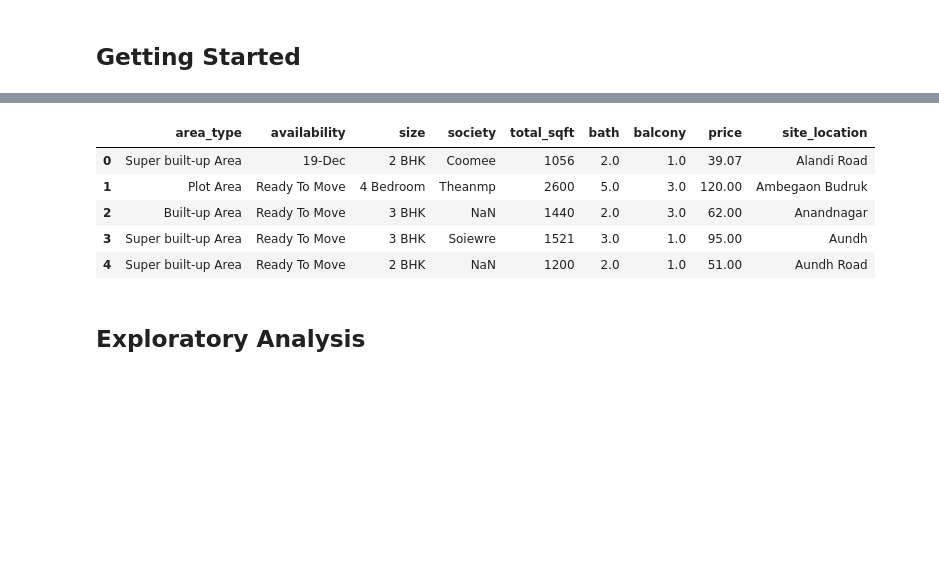
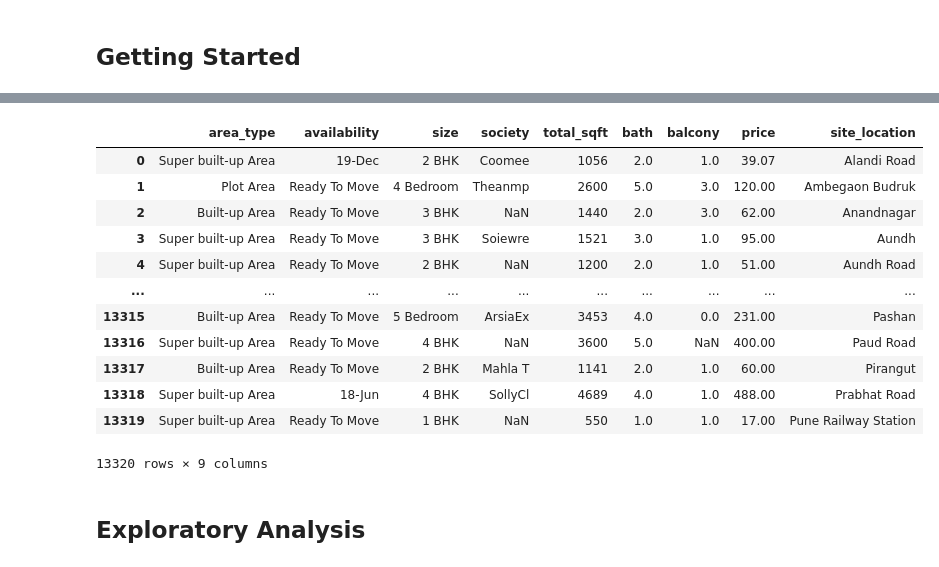
Before and after one commit to Prathamesh-Ghatole/Peer-Teaching-MLA, a Jupyter notebook: Practical 01/prac_1.ipynb, the cells around one changed output, grey strips where cells are left out. Saved outputs shown, nothing was run; the diff lists cells and outputs as text; code cells hidden in the pictures; blank space fills up the shorter version.

```diff
--- a/Practical 01/prac_1.ipynb
+++ b/Practical 01/prac_1.ipynb
@@ -9,14 +50,21 @@ from sklearn.linear_model import LinearRegression
 from sklearn.metrics import mean_squared_error, r2_score
 # %%
 df = pd.read_csv('pune_house_data.csv') # Reading CSV file
-df.head()
+df
 # %% [output]
 |  | area_type | availability | size | society | total_sqft | bath | balcony | price | site_location |
 | 0 | Super built-up Area | 19-Dec | 2 BHK | Coomee | 1056 | 2.0 | 1.0 | 39.07 | Alandi Road |
 | 1 | Plot Area | Ready To Move | 4 Bedroom | Theanmp | 2600 | 5.0 | 3.0 | 120.00 | Ambegaon Budruk |
 | 2 | Built-up Area | Ready To Move | 3 BHK | NaN | 1440 | 2.0 | 3.0 | 62.00 | Anandnagar |
 | 3 | Super built-up Area | Ready To Move | 3 BHK | Soiewre | 1521 | 3.0 | 1.0 | 95.00 | Aundh |
 | 4 | Super built-up Area | Ready To Move | 2 BHK | NaN | 1200 | 2.0 | 1.0 | 51.00 | Aundh Road |
+| ... | ... | ... | ... | ... | ... | ... | ... | ... | ... |
+| 13315 | Built-up Area | Ready To Move | 5 Bedroom | ArsiaEx | 3453 | 4.0 | 0.0 | 231.00 | Pashan |
+| 13316 | Super built-up Area | Ready To Move | 4 BHK | NaN | 3600 | 5.0 | NaN | 400.00 | Paud Road |
+| 13317 | Built-up Area | Ready To Move | 2 BHK | Mahla T | 1141 | 2.0 | 1.0 | 60.00 | Pirangut |
+| 13318 | Super built-up Area | 18-Jun | 4 BHK | SollyCl | 4689 | 4.0 | 1.0 | 488.00 | Prabhat Road |
+| 13319 | Super built-up Area | Ready To Move | 1 BHK | NaN | 550 | 1.0 | 1.0 | 17.00 | Pune Railway Station |
+13320 rows × 9 columns
 # %% [markdown]
 ## Exploratory Analysis
 # %%
```
Also changed, not shown: parts of 7 cells of this notebook, 2 other files.
